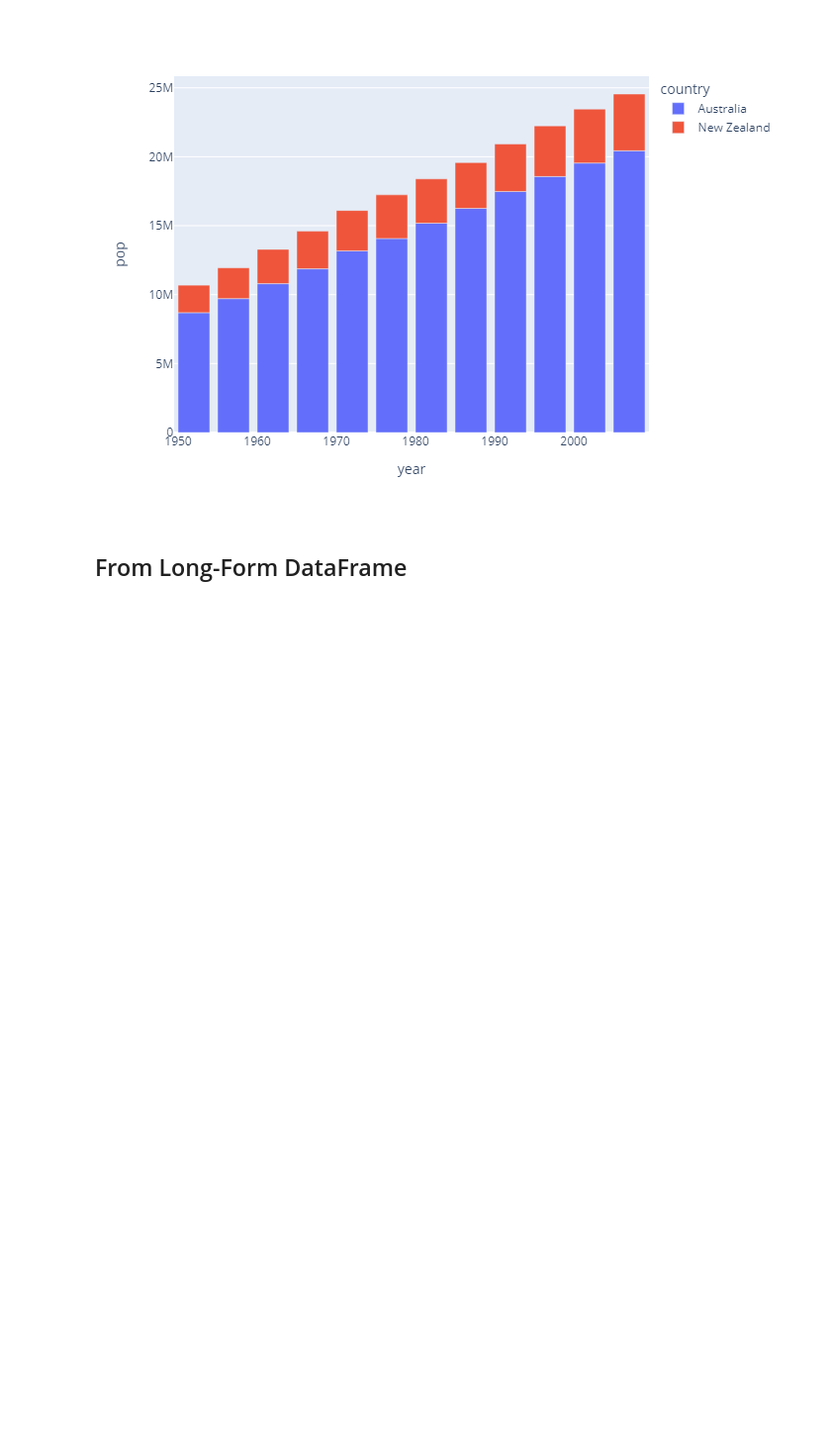
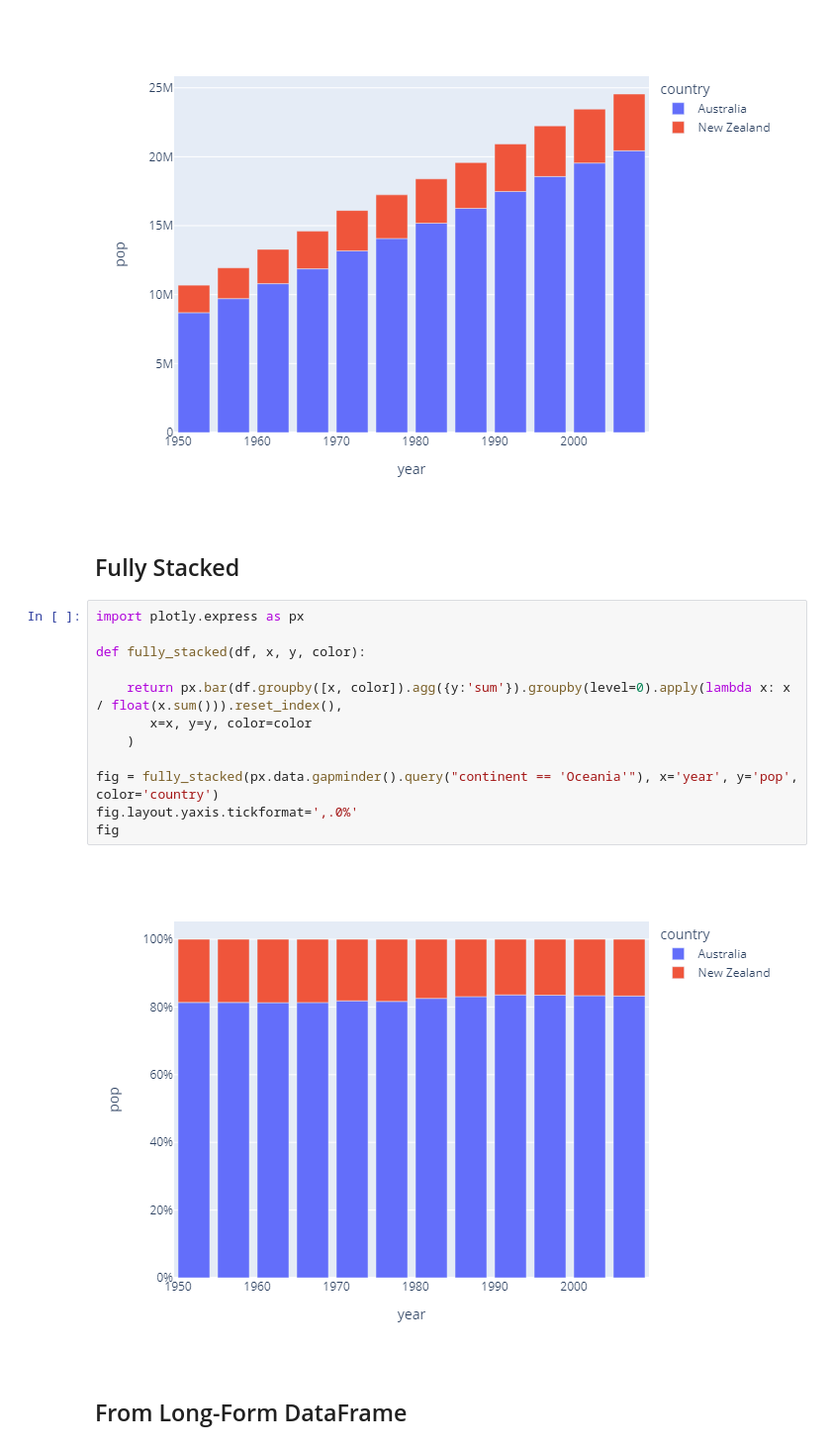
Before and after one commit to NPashaP/plotly-examples, a Jupyter notebook: chart_types/bar_px.ipynb, the cells around one changed output. Shown at 99% size. Drawn from its saved outputs; the diff is of its cells as text; blank space fills up the shorter version.

Commit message:
fully stacked bar

```diff
--- a/chart_types/bar_px.ipynb
+++ b/chart_types/bar_px.ipynb
@@ -28,6 +28,22 @@ import plotly.express as px
 px.bar(px.data.gapminder().query("continent == 'Oceania'"), x='year', y='pop', color='country')
 # %% [output]
 [figure]
+# %% [markdown]
+## Fully Stacked
+# %%
+import plotly.express as px
+
+def fully_stacked(df, x, y, color):
+
+    return px.bar(df.groupby([x, color]).agg({y:'sum'}).groupby(level=0).apply(lambda x: x / float(x.sum())).reset_index(),
+       x=x, y=y, color=color
+    )
+
+fig = fully_stacked(px.data.gapminder().query("continent == 'Oceania'"), x='year', y='pop', color='country')
+fig.layout.yaxis.tickformat=',.0%'
+fig
+# %% [output]
+[figure, added]
 # %% [markdown]
 ## From Long-Form DataFrame
 # %%
```
